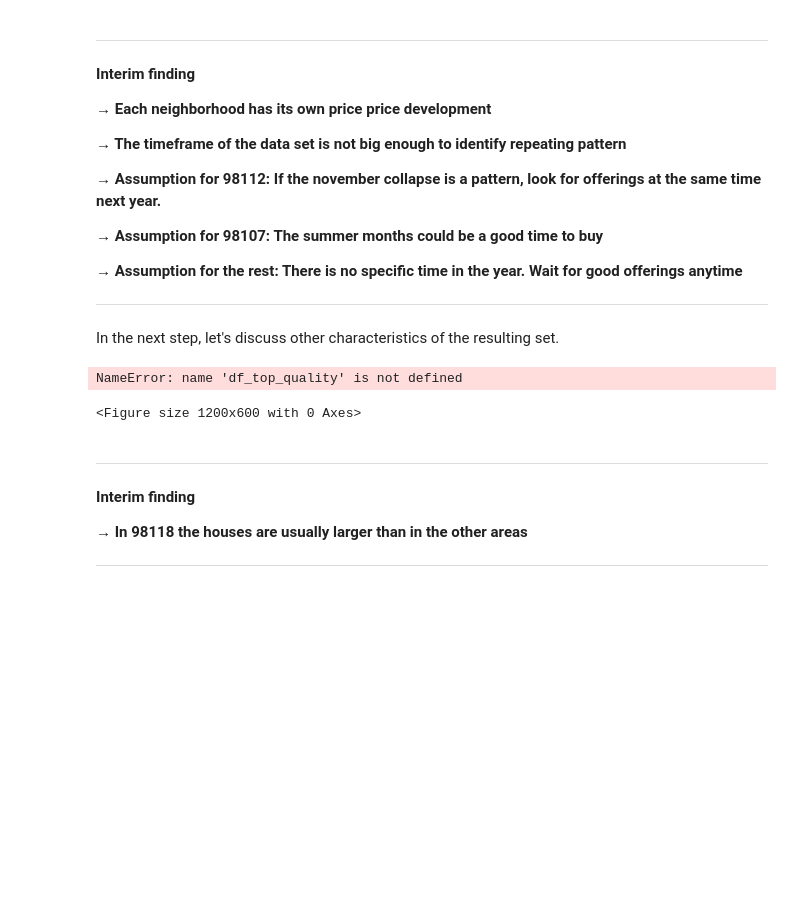
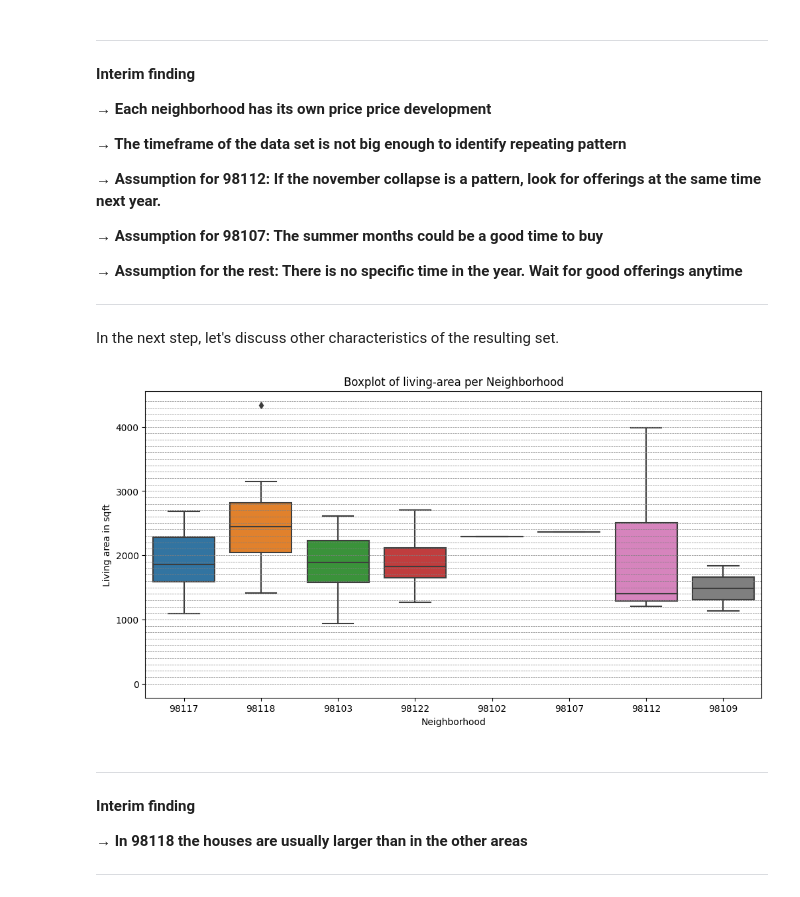
Before and after one commit to StefanK2ff/nf-eda-project, a Jupyter notebook: 5_Hypothesis_checking.ipynb, the cells around one changed output. Cells and saved outputs as stored; diff of their text form; code cells hidden in the pictures; blank space fills up the shorter version.

```diff
--- a/5_Hypothesis_checking.ipynb
+++ b/5_Hypothesis_checking.ipynb
@@ -217,24 +217,23 @@ In the next step, let's discuss other characteristics of the resulting set.
 # %%
 plt.figure(figsize=(12, 6))  # Set the figure size
 
 # Create the boxplot
-sns.boxplot(data=df_top_quality, x='zipcode', y='sqft_living')
+sns.boxplot(data=df_better_quality, x='zipcode', y='sqft_living')
 
 # Add horizontal lines in the background
 for value in range(0, 4500, 100):  # Customize the range and interval as needed
     plt.axhline(value, color='gray', linestyle='dashed', linewidth=0.5)
 
 
 # Set labels and title
 plt.xlabel('Neighborhood')
 plt.ylabel('Living area in sqft')
 plt.title('Boxplot of living-area per Neighborhood')
 
 
 plt.show()
 # %% [output]
-NameError: name 'df_top_quality' is not defined
-<Figure size 1200x600 with 0 Axes>
+[figure, added]
 # %% [markdown]
 ---
 **Interim finding**
```
Also changed, not shown: 2 other files.
